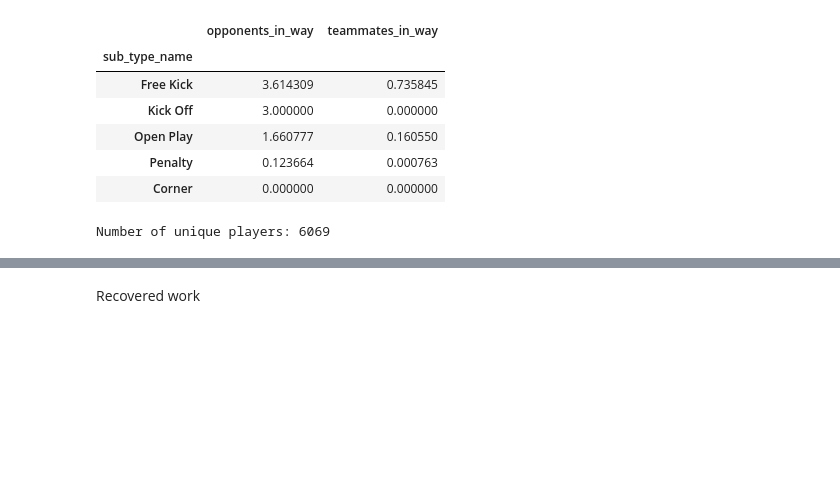
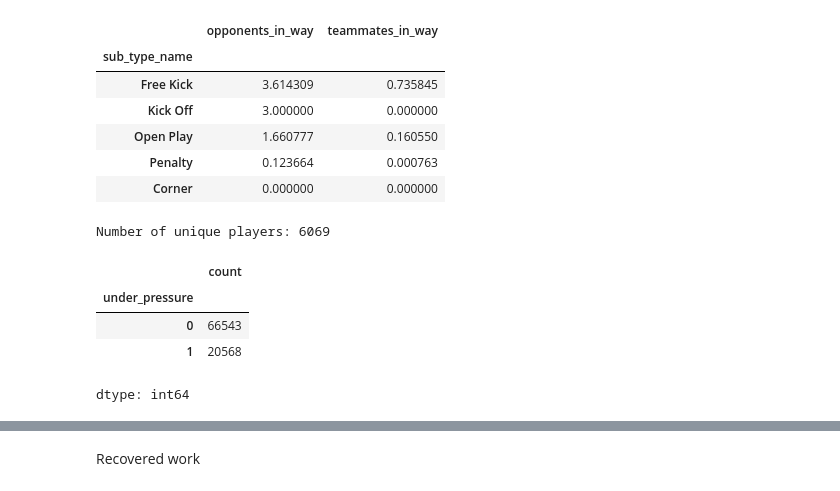
Before and after one commit to arne2204/Probabilistic-Machine-Learning_lecture-PROJECTS, a Jupyter notebook: projects/08-1SHXXXX_football_analytics/notebooks/03_data_preprocessing.ipynb, the cells around one changed output, grey strips where cells are left out. Cells and saved outputs as stored; diff of their text form; code cells hidden in the pictures; blank space fills up the shorter version.

Commit message:
Finish first version of data preprocessing

```diff
--- a/projects/08-1SHXXXX_football_analytics/notebooks/03_data_preprocessing.ipynb
+++ b/projects/08-1SHXXXX_football_analytics/notebooks/03_data_preprocessing.ipynb
@@ -662,3 +686,14 @@ num_players = shots_master_df['player_id'].nunique()
 print(f"Number of unique players: {num_players}")
 # %% [output]
 Number of unique players: 6069
+# %%
+#The next feature is a boolean under pressure. It already exists in the data. The only thing left to do is filling the NaN values with 0
+shots_master_df['under_pressure'] = shots_master_df['under_pressure'].fillna(0)
+shots_master_df['under_pressure'] = shots_master_df['under_pressure'].astype(int)
+shots_master_df['under_pressure'].value_counts(dropna=False)
+# %% [output]
+|  | count |
+| under_pressure |  |
+| 0 | 66543 |
+| 1 | 20568 |
+dtype: int64
```
Also changed, not shown: parts of 11 cells of this notebook.
